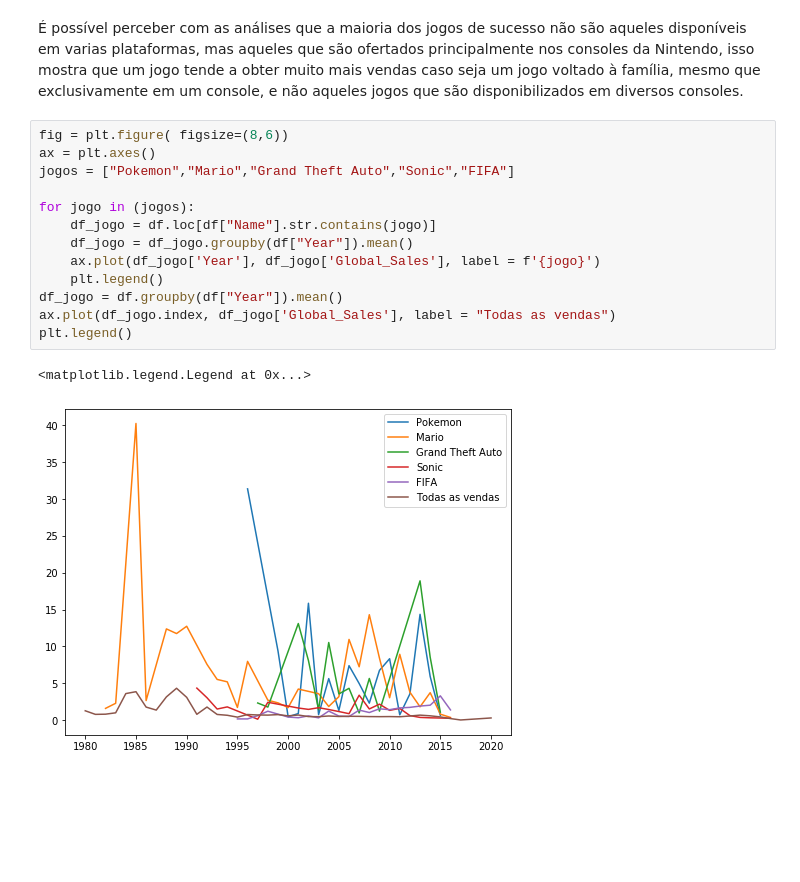
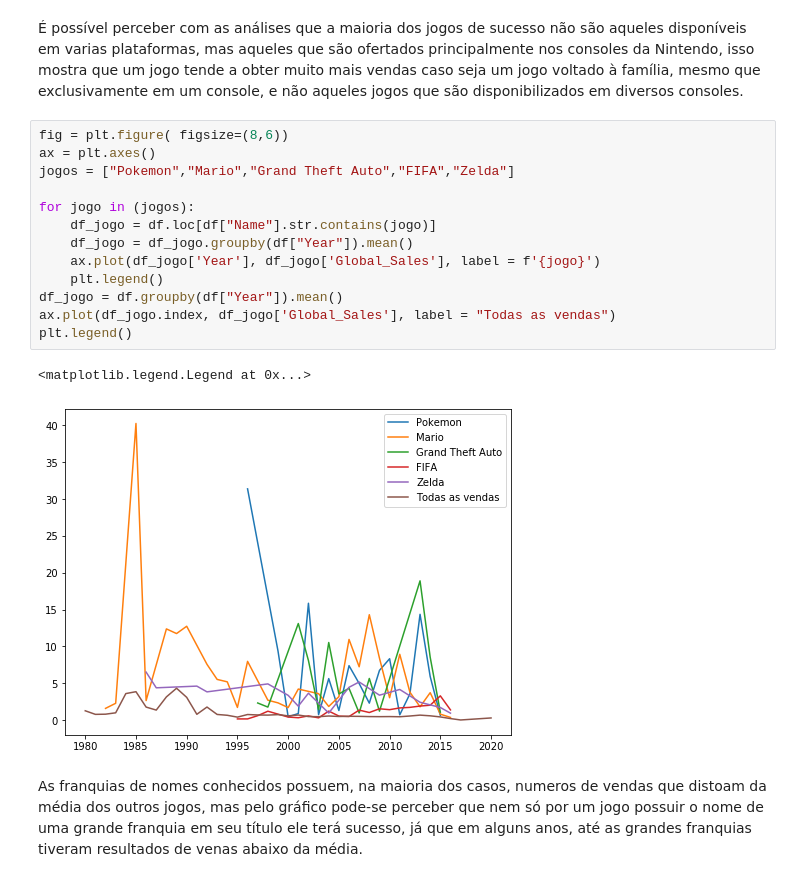
Before and after one commit to VanessaWille/visualizacao_vgsales, a Jupyter notebook: Luques.ipynb, the cells around one changed output. Cells and saved outputs as stored; diff of their text form; blank space fills up the shorter version.

Commit message:
Comentario sobre as franquias

```diff
--- a/Luques.ipynb
+++ b/Luques.ipynb
@@ -116,16 +116,18 @@ plt.hist(df.loc[df["Name"].isin(jogos_sucesso_plataforma_unica)]["Platform"])
 # %%
 fig = plt.figure( figsize=(8,6))
 ax = plt.axes()
-jogos = ["Pokemon","Mario","Grand Theft Auto","Sonic","FIFA"]
+jogos = ["Pokemon","Mario","Grand Theft Auto","FIFA","Zelda"]
 
 for jogo in (jogos):
     df_jogo = df.loc[df["Name"].str.contains(jogo)]
     df_jogo = df_jogo.groupby(df["Year"]).mean()
     ax.plot(df_jogo['Year'], df_jogo['Global_Sales'], label = f'{jogo}')
     plt.legend()
 df_jogo = df.groupby(df["Year"]).mean()
 ax.plot(df_jogo.index, df_jogo['Global_Sales'], label = "Todas as vendas")
 plt.legend()
 # %% [output]
 <matplotlib.legend.Legend at 0x...>
-[figure, old version]
+[figure, new version]
+# %% [markdown]
+As franquias de nomes conhecidos possuem, na maioria dos casos, numeros de vendas que distoam da média dos outros jogos, mas pelo gráfico pode-se perceber que nem só por um jogo possuir o nome de uma grande franquia em seu título ele terá sucesso, já que em alguns anos, até as grandes franquias tiveram resultados de venas abaixo da média.
```
